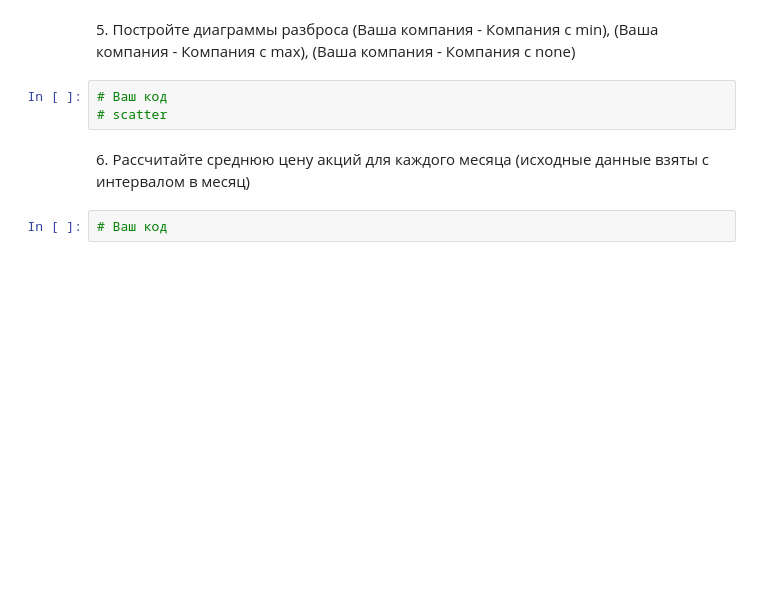
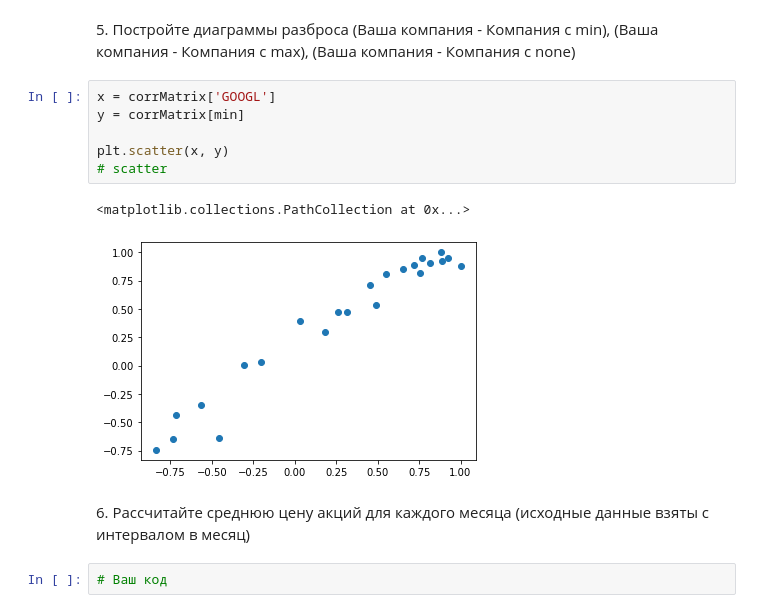
Before and after one commit to alpolyakov/---6-11---, a Jupyter notebook: notebooksEdit/A1_Descriptive_Analysis.ipynb, the cells around one changed output. Drawn from its saved outputs; the diff is of its cells as text; blank space fills up the shorter version.

```diff
--- a/notebooksEdit/A1_Descriptive_Analysis.ipynb
+++ b/notebooksEdit/A1_Descriptive_Analysis.ipynb
@@ -328,8 +414,14 @@ df
 # %% [markdown]
 <p>5. Постройте диаграммы разброса (Ваша компания - Компания с min), (Ваша компания - Компания с max), (Ваша компания - Компания с none)</p>
-# %%
-# Ваш код
-# scatter
+# %%
+x = corrMatrix['GOOGL']
+y = corrMatrix[min]
+
+plt.scatter(x, y)
+# scatter
+# %% [output]
+<matplotlib.collections.PathCollection at 0x...>
+[figure, added]
 # %% [markdown]
 <p>6. Рассчитайте среднюю цену акций для каждого месяца (исходные данные взяты с интервалом в месяц)</p>
 # %%
```
Also changed, not shown: parts of 11 cells of this notebook.
